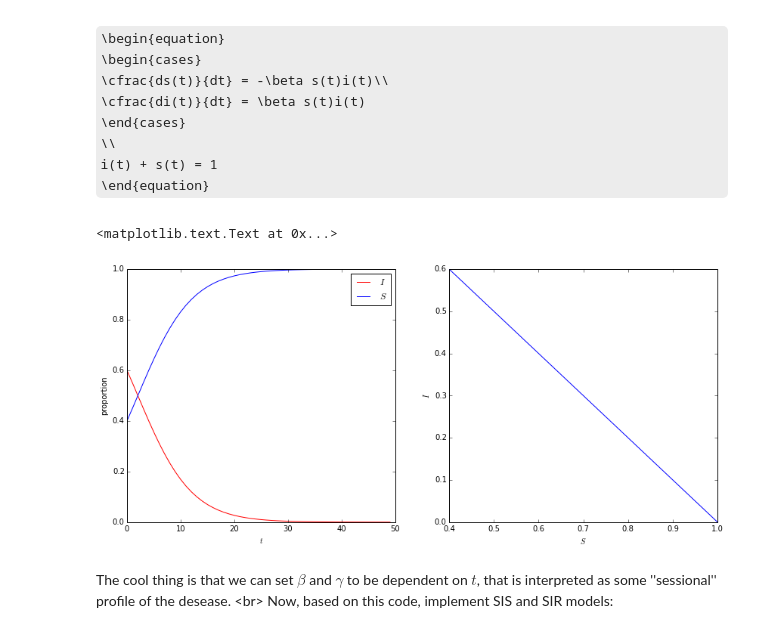
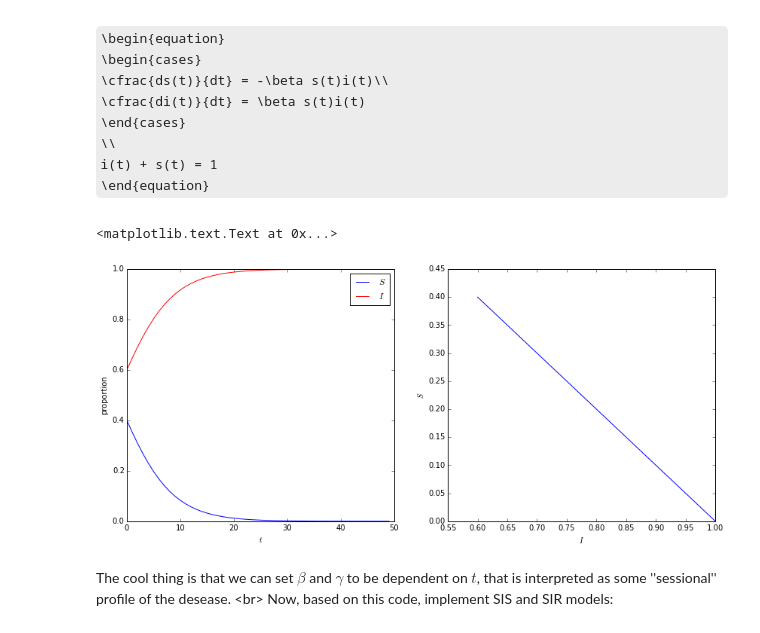
Before and after one commit to shestakoff/social_ntwks, a Jupyter notebook: epidemics.ipynb, the cells around one changed output. Cells and saved outputs as stored; diff of their text form; code cells hidden in the pictures; some formulas as TeX source.

```diff
--- a/epidemics.ipynb
+++ b/epidemics.ipynb
@@ -26,7 +26,7 @@ beta = 0.2
 
 # initial state
 i0 = 0.6
-z0 = [i0, 1-i0]
+z0 = [1-i0, i0]
 
 # time domain
 t = np.arange(50)
@@ -34,26 +34,26 @@ t = np.arange(50)
 # system of differential equations..
 def si(z, t, beta):
     return np.array([
-        -beta * z[0] * z[1],
-         beta * z[0] * z[1]])
+        -beta * z[1] * z[0],
+         beta * z[1] * z[0]])
 
 # solved
 z = odeint(si, z0, t, (beta,))
 # %%
 # Lets plot our solution and phase-plot
 fig, ax = plt.subplots(1,2,figsize=(14,6))
 lines = ax[0].plot(z)
-plt.setp(lines[0], color='red')
-plt.setp(lines[1], color='blue')
+plt.setp(lines[0], color='blue')
+plt.setp(lines[1], color='red')
 ax[0].set_xlabel('$t$')
 ax[0].set_ylabel('proportion')
-ax[0].legend(['$I$','$S$'])
+ax[0].legend(['$S$', '$I$'])
 ax[1].plot(z[:,1], z[:,0])
-ax[1].set_xlabel('$S$')
-ax[1].set_ylabel('$I$')
+ax[1].set_xlabel('$I$')
+ax[1].set_ylabel('$S$')
 # %% [output]
 <matplotlib.text.Text at 0x...>
-[figure, old version]
+[figure, new version]
 # %% [markdown]
 The cool thing is that we can set $\beta$ and $\gamma$ to be dependent on $t$, that is interpreted as some ''sessional'' profile of the desease. <br\>
 Now, based on this code, implement SIS and SIR models:
```
Also changed, not shown: parts of 6 cells of this notebook, 1 other file.
